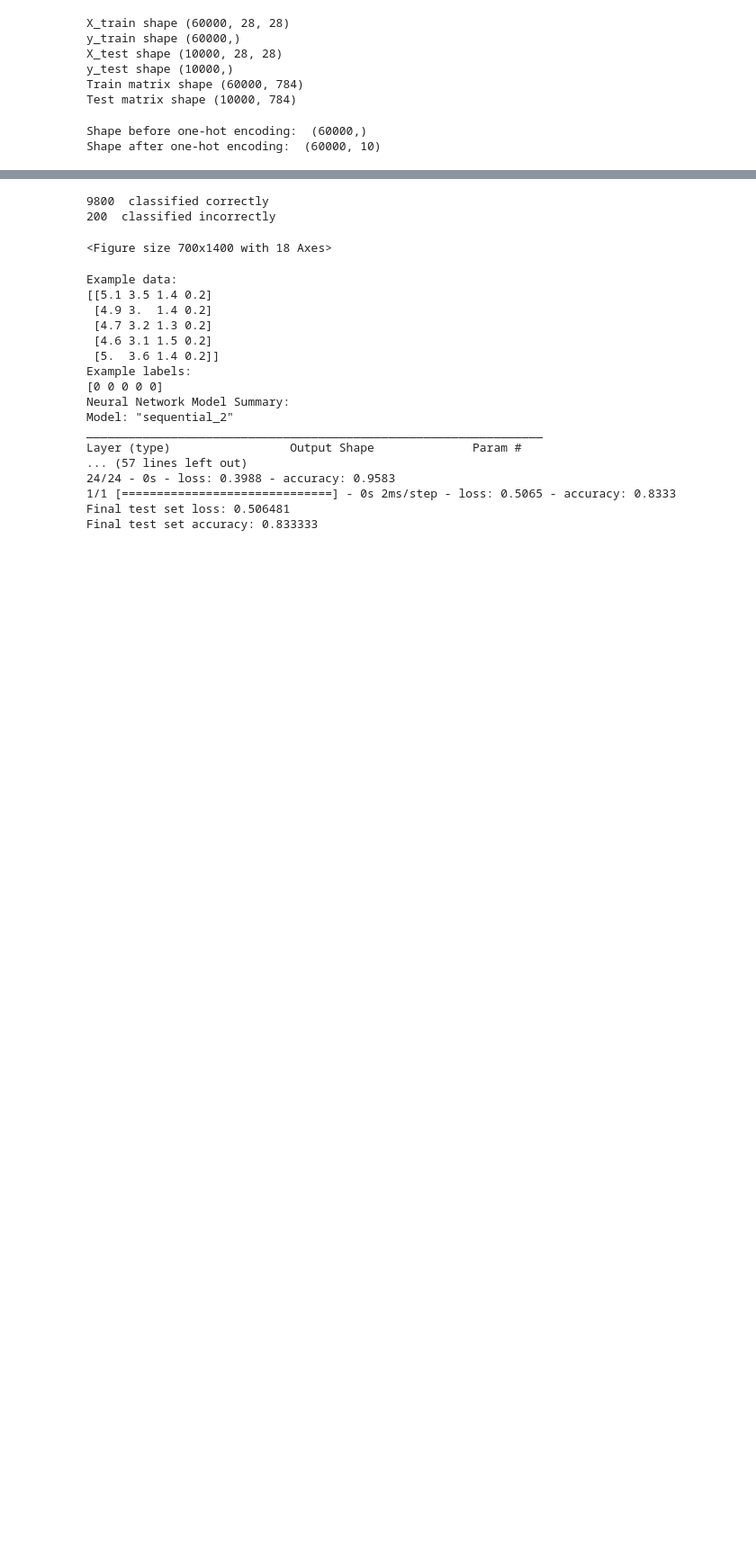
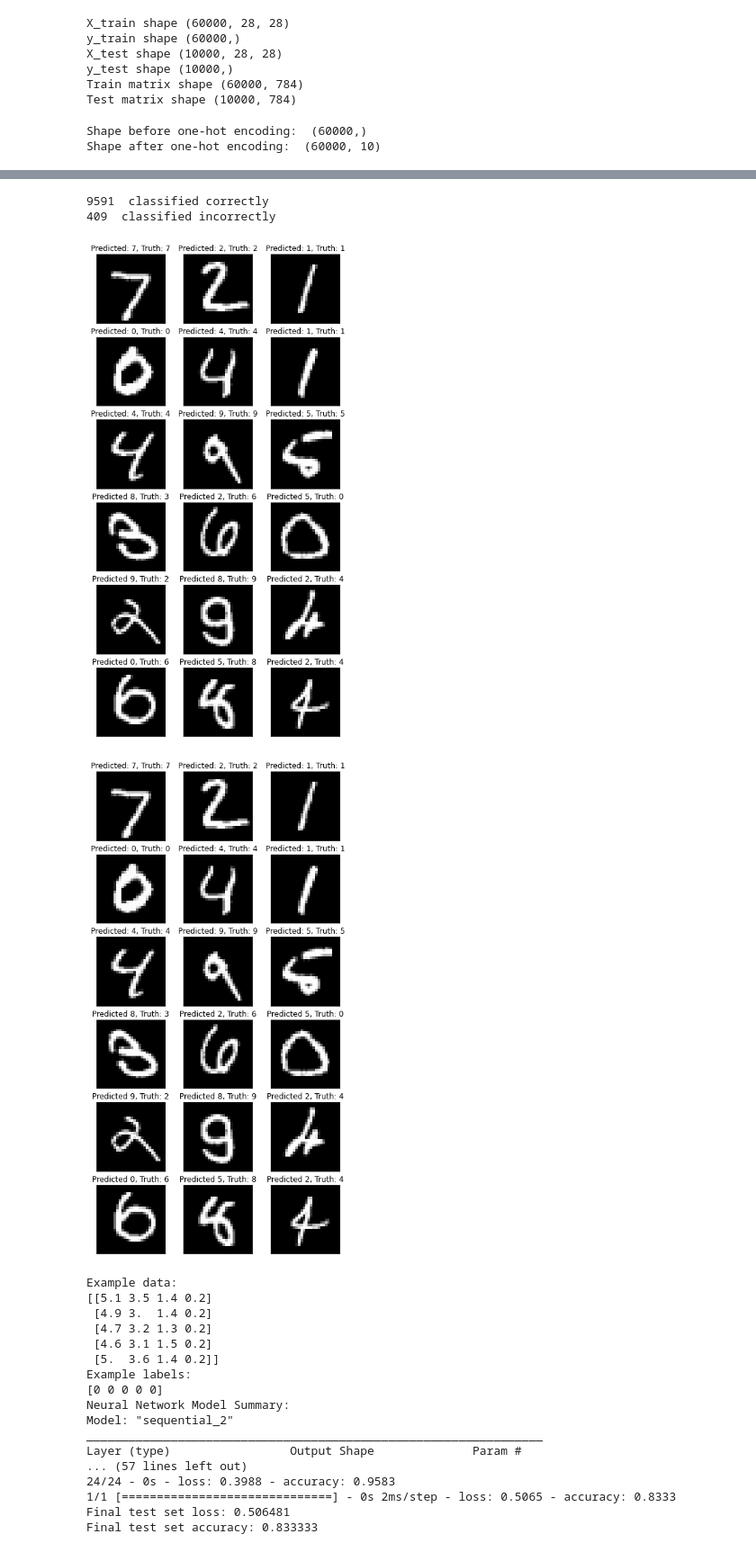
Before and after one commit to spiritofthegael/neural_networks, a Jupyter notebook: neural_network.ipynb, the cells around one changed output, grey strips where cells are left out. Shown at 90% size. Cells and saved outputs as stored; diff of their text form; code cells hidden in the pictures; blank space fills up the shorter version.

```diff
--- a/neural_network.ipynb
+++ b/neural_network.ipynb
@@ -128,7 +140,5 @@ Test Accuracy 0.9800000190734863
 # %%
-# load the model and create predictions on the test set
-mnist_model = tf.keras.models.load_model(model_path)
-predicted_classes = mnist_model.predict_classes(X_test)
+
 
 # see which we predicted correctly and which not
 correct_indices = np.nonzero(predicted_classes == y_test)[0]
@@ -137,36 +147,37 @@ print()
 print(len(correct_indices)," classified correctly")
 print(len(incorrect_indices)," classified incorrectly")
 
 # adapt figure size to accomodate 18 subplots
 plt.rcParams['figure.figsize'] = (7,14)
 
 figure_evaluation = plt.figure()
 
 # plot 9 correct predictions
 for i, correct in enumerate(correct_indices[:9]):
     plt.subplot(6,3,i+1)
     plt.imshow(X_test[correct].reshape(28,28), cmap='gray', interpolation='none')
     plt.title(
       "Predicted: {}, Truth: {}".format(predicted_classes[correct],
                                         y_test[correct]))
     plt.xticks([])
     plt.yticks([])
 
 # plot 9 incorrect predictions
 for i, incorrect in enumerate(incorrect_indices[:9]):
     plt.subplot(6,3,i+10)
     plt.imshow(X_test[incorrect].reshape(28,28), cmap='gray', interpolation='none')
     plt.title(
       "Predicted {}, Truth: {}".format(predicted_classes[incorrect],
                                        y_test[incorrect]))
     plt.xticks([])
     plt.yticks([])
 
 figure_evaluation
 # %% [output]
-9800  classified correctly
-200  classified incorrectly
+9591  classified correctly
+409  classified incorrectly
-<Figure size 700x1400 with 18 Axes>
+[figure, added]
+[figure, added]
 # %%
 import numpy as np
 
```
Also changed, not shown: parts of 6 cells of this notebook, 5 other files.
